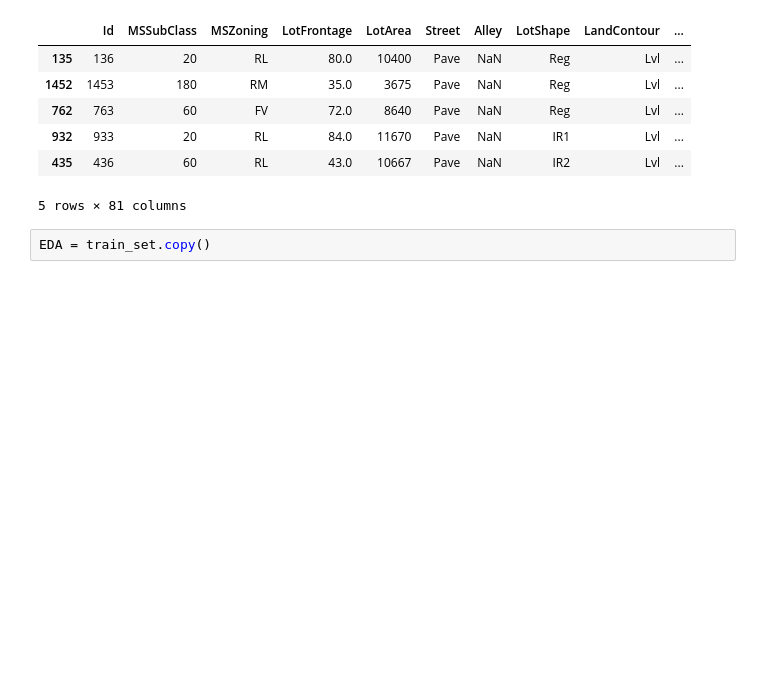
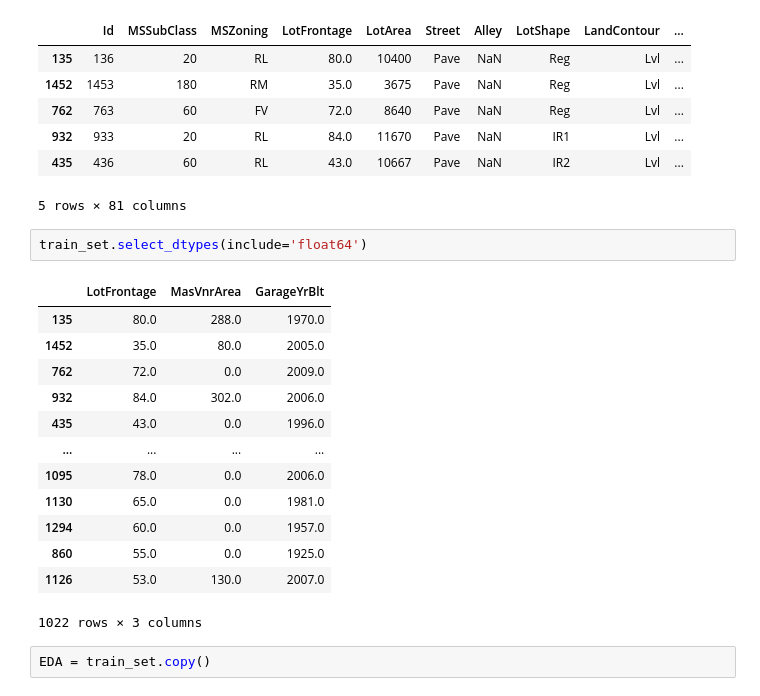
Before and after one commit to zhangyang2017/kaggle_HousePrices_Advanced, a Jupyter notebook: EDA.ipynb, the cells around one changed output. Drawn from its saved outputs; the diff is of its cells as text; blank space fills up the shorter version.

```diff
--- a/EDA.ipynb
+++ b/EDA.ipynb
@@ -50,6 +50,22 @@ train_set.head()
 | 932 | 933 | 20 | RL | 84.0 | 11670 | Pave | NaN | IR1 | Lvl | ... |
 | 435 | 436 | 60 | RL | 43.0 | 10667 | Pave | NaN | IR2 | Lvl | ... |
 5 rows × 81 columns
+# %%
+train_set.select_dtypes(include='float64')
+# %% [output]
+|  | LotFrontage | MasVnrArea | GarageYrBlt |
+| 135 | 80.0 | 288.0 | 1970.0 |
+| 1452 | 35.0 | 80.0 | 2005.0 |
+| 762 | 72.0 | 0.0 | 2009.0 |
+| 932 | 84.0 | 302.0 | 2006.0 |
+| 435 | 43.0 | 0.0 | 1996.0 |
+| ... | ... | ... | ... |
+| 1095 | 78.0 | 0.0 | 2006.0 |
+| 1130 | 65.0 | 0.0 | 1981.0 |
+| 1294 | 60.0 | 0.0 | 1957.0 |
+| 860 | 55.0 | 0.0 | 1925.0 |
+| 1126 | 53.0 | 130.0 | 2007.0 |
+1022 rows × 3 columns
 # %%
 EDA = train_set.copy()
 # %%
```
